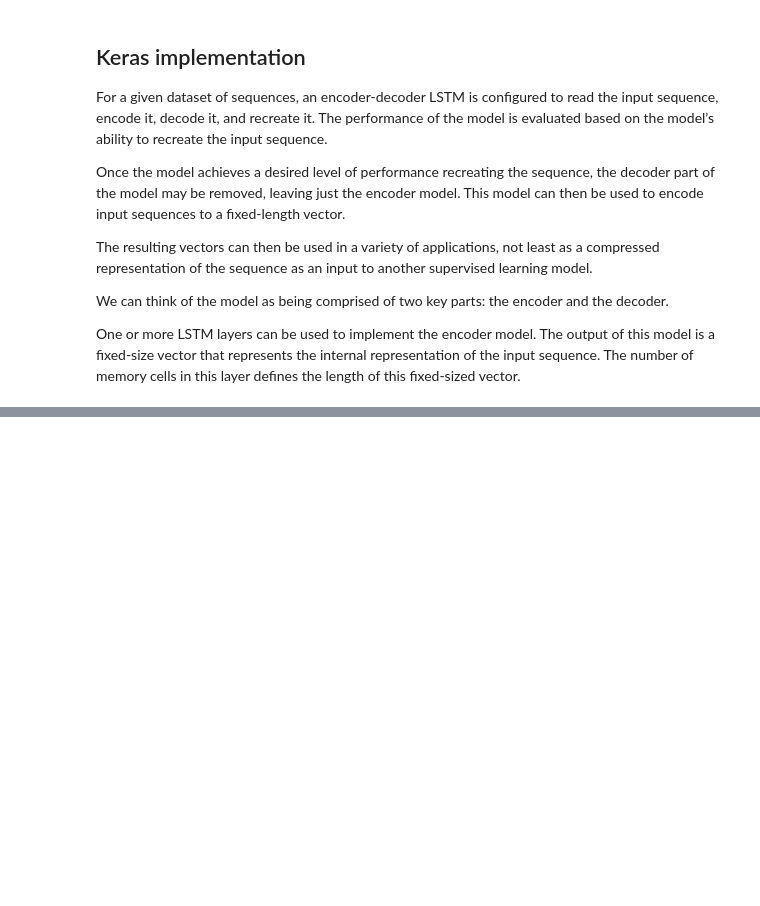
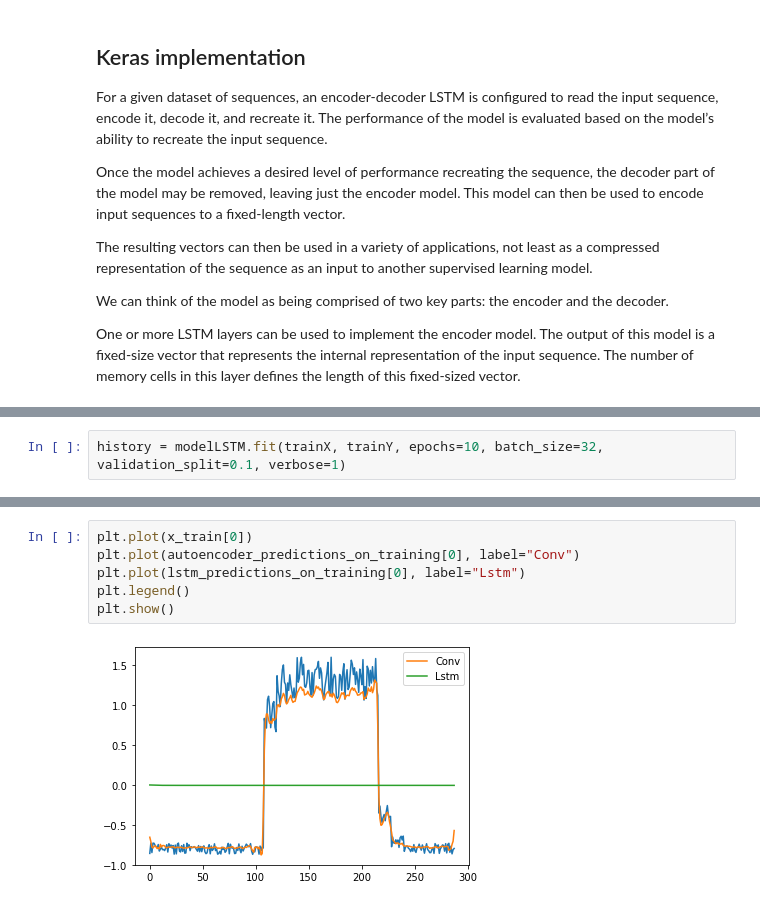
Before and after one commit to LeoBaro/Real-Time-Anomaly-Detection-of-Gamma-Ray-Bursts-for-the-Cherenkov-Telescope-Array, a Jupyter notebook: rtapipe/analysis/lstm.ipynb, the cells around one changed output, grey strips where cells are left out. Cells and saved outputs as stored; diff of their text form; blank space fills up the shorter version.

```diff
--- a/rtapipe/analysis/lstm.ipynb
+++ b/rtapipe/analysis/lstm.ipynb
@@ -57,0 +231,2 @@ array([[[0.1],
+# %%
+history = modelLSTM.fit(trainX, trainY, epochs=10, batch_size=32, validation_split=0.1, verbose=1)
@@ -57,0 +348,8 @@ array([[[0.1],
+# %%
+plt.plot(x_train[0])
+plt.plot(autoencoder_predictions_on_training[0], label="Conv")
+plt.plot(lstm_predictions_on_training[0], label="Lstm")
+plt.legend()
+plt.show()
+# %% [output]
+[figure, added]
```
Also changed, not shown: parts of 34 cells of this notebook, 3 other files.
